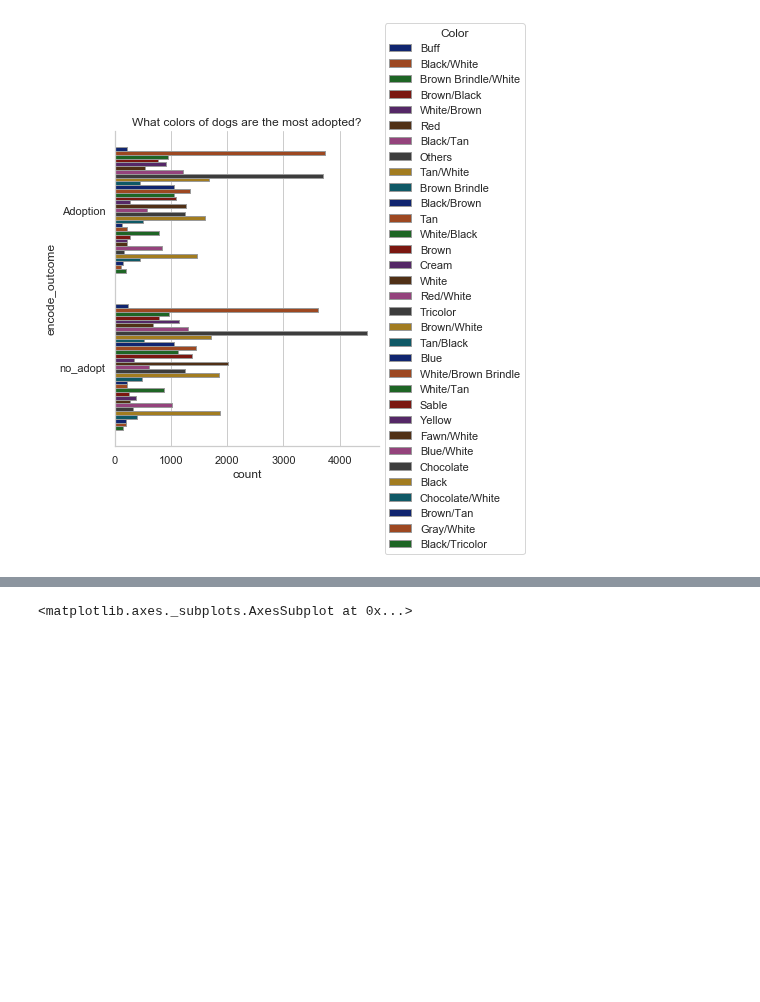
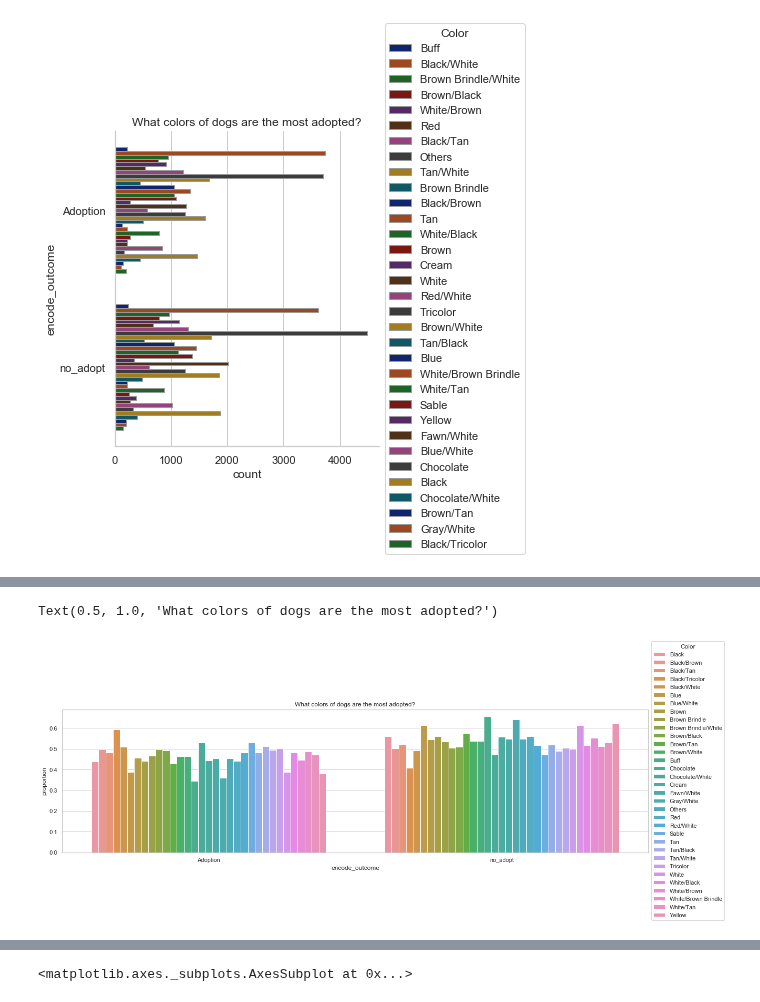
Before and after one commit to Jacqueline-A-Shay/Animal_Shelter, a Jupyter notebook: u.ipynb, the cells around one changed output, grey strips where cells are left out. Saved outputs shown, nothing was run; the diff lists cells and outputs as text; code cells hidden in the pictures; blank space fills up the shorter version.

```diff
--- a/u.ipynb
+++ b/u.ipynb
@@ -724,0 +805,25 @@ ax.set(ylabel="Percent")
+# %%
+plt.figure(figsize=(20,5))
+x, y, hue = "encode_outcome", "proportion", "top_colors"
+order = ['Adoption', 'no_adopt']
+
+prop_df = (dog_df[x]
+           .groupby(dog_df[hue])
+           .value_counts(normalize=True)
+           .rename(y)
+           .reset_index())
+
+(sns.barplot(x=x, y=y, hue=hue, data=prop_df,
+             order = ['Adoption', 'no_adopt']))
+plt.legend(title='Color', loc='center left', bbox_to_anchor=(1, 0.5))
+plt.title('What colors of dogs are the most adopted?')
+
+# (df[x]
+#  .groupby(df[hue])
+#  .value_counts(normalize=True)
+#  .rename(y)
+#  .reset_index()
+#  .pipe((sns.barplot, "data"), x=x, y=y, hue=hue))
+# %% [output]
+Text(0.5, 1.0, 'What colors of dogs are the most adopted?')
+[figure, added]
```
Also changed, not shown: parts of 7 cells of this notebook.
